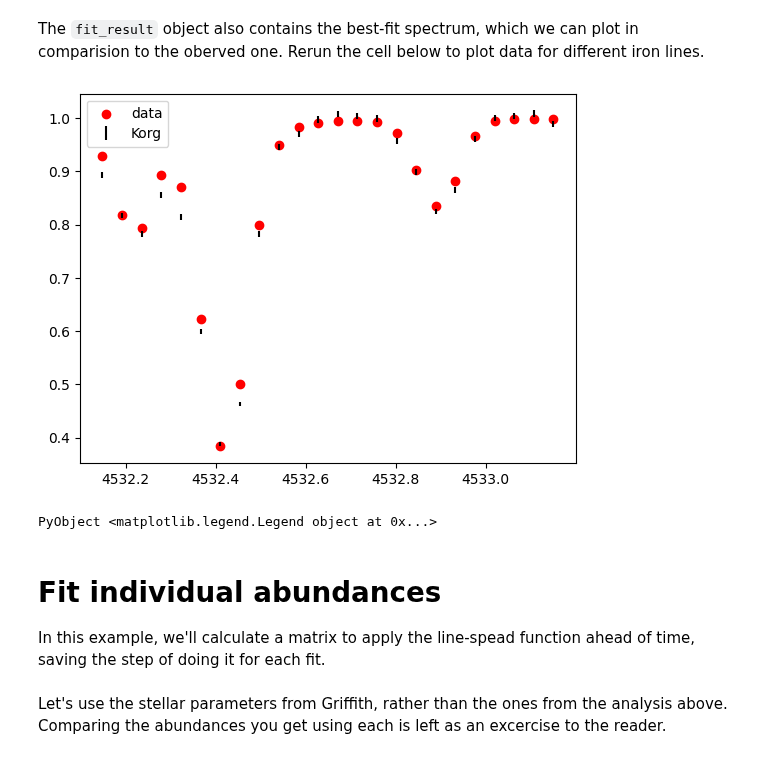
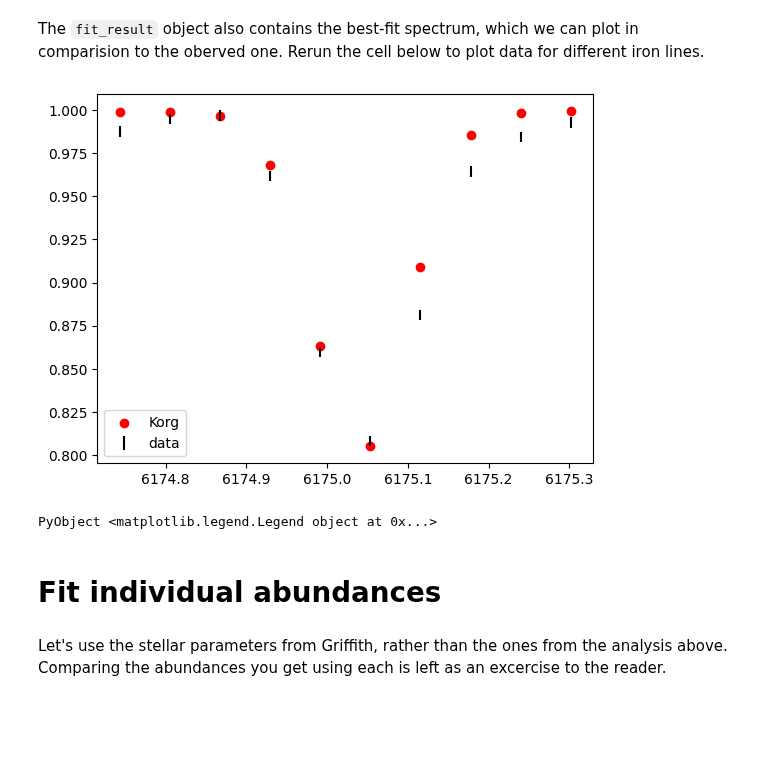
Before and after one commit to ajwheeler/Korg.jl, a Jupyter notebook: misc/Tutorial notebooks/fitting/Fit spectrum.ipynb, the cells around one changed output. Saved outputs shown, nothing was run; the diff lists cells and outputs as text; code cells hidden in the pictures; blank space fills up the shorter version.

Commit message:
update fitting tutorial to remove user-generated LSF matrix

```diff
--- a/misc/Tutorial notebooks/fitting/Fit spectrum.ipynb
+++ b/misc/Tutorial notebooks/fitting/Fit spectrum.ipynb
@@ -90,20 +88,19 @@ The `fit_result` object also contains the best-fit spectrum, which we can plot i
 # %%
 # get the observed spectrum only at the wavelengths within a fitting window
 obs_wls = spec.waveobs[fit_result.obs_wl_mask]
 obs_flux = spec.flux[fit_result.obs_wl_mask]
 obs_err = spec.err[fit_result.obs_wl_mask]
 
 w = rand(winds) # choose a window around a random Fe line
 
 # create a bitmask to plot the window plus 1 Å on each side for context
 mask = w[1]-1 .< obs_wls .< w[2]+1
 
-scatter(obs_wls[mask], fit_result.best_fit_flux[mask], c="r", label="data")
-errorbar(obs_wls[mask], obs_flux[mask], yerr=obs_err[mask], ls="", c="k", label="Korg")
+scatter(obs_wls[mask], fit_result.best_fit_flux[mask], c="r", label="Korg")
+errorbar(obs_wls[mask], obs_flux[mask], yerr=obs_err[mask], ls="", c="k", label="data")
 legend()
 # %% [output]
-[figure, old version]
+[figure, new version]
 PyObject <matplotlib.legend.Legend object at 0x...>
 # %% [markdown]
 # Fit individual abundances
-In this example, we'll calculate a matrix to apply the line-spead function ahead of time, saving the step of doing it for each fit.
```
Also changed, not shown: parts of 8 cells of this notebook, 1 other file.
